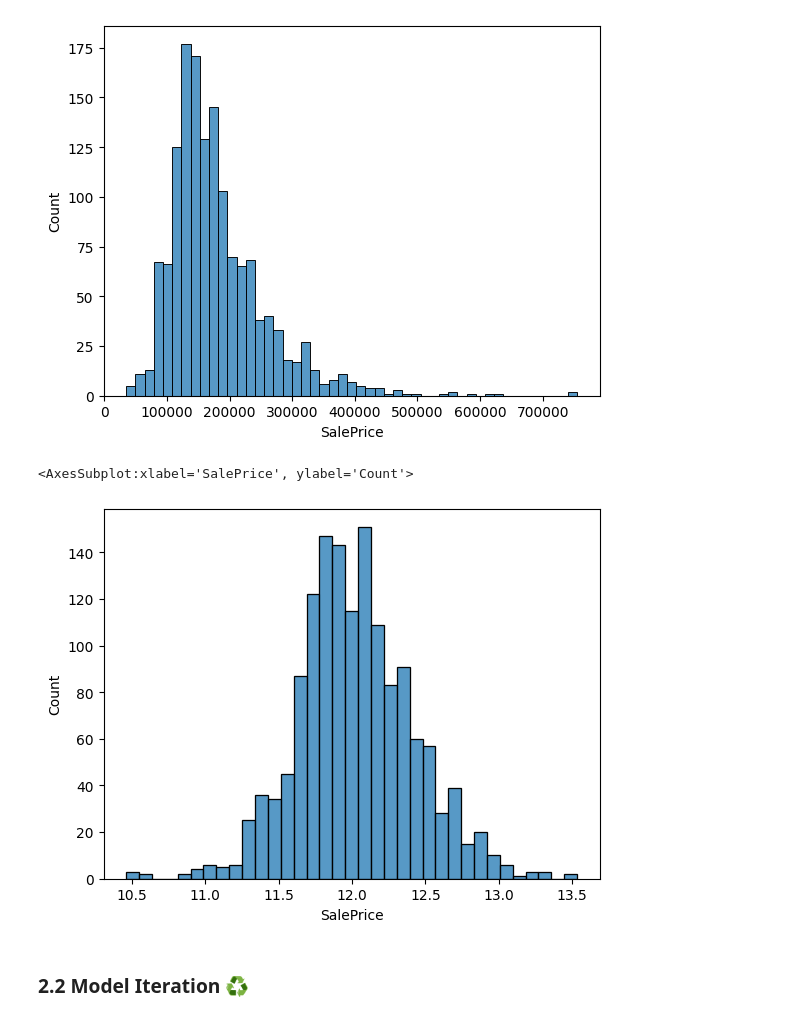
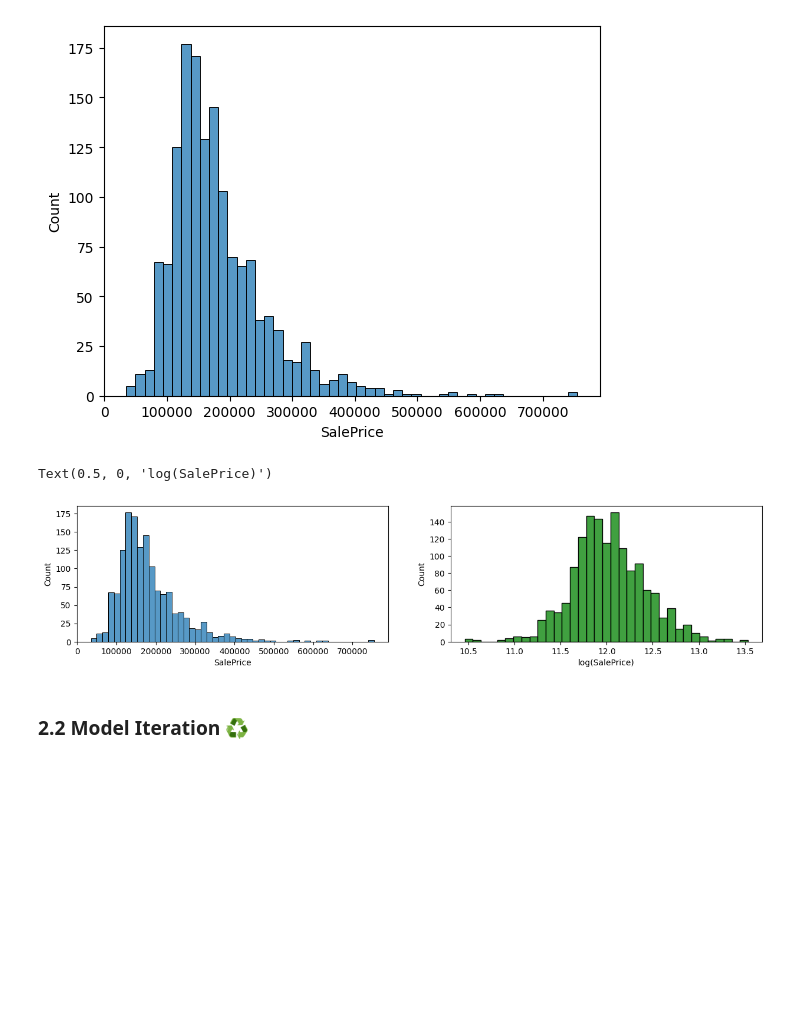
Before and after one commit to oscarschraenkler/House-prices-kaggle-competition, a Jupyter notebook: houses_kaggle_competition.ipynb, the cells around one changed output. Saved outputs shown, nothing was run; the diff lists cells and outputs as text; code cells hidden in the pictures; blank space fills up the shorter version.

```diff
--- a/houses_kaggle_competition.ipynb
+++ b/houses_kaggle_competition.ipynb
@@ -596,0 +623,16 @@ ExterQual: Evaluates the quality of the material on the exterior
+# %%
+# Define numerical feature once-for-all
+feat_numerical = sorted(X.drop(columns="MoSold").select_dtypes(include=["int64", "float64"]).columns)
+
+preproc_numerical = make_pipeline(
+    SimpleImputer(strategy="median"),
+    MinMaxScaler()
+)
+# %%
+# Define nominal features to one-hot-encode as the remaining ones (non numerical, non ordinal)
+feat_nominal = sorted(list(set(X.columns) - set(feat_numerical) - set(feat_ordinal)))
+
+preproc_nominal = make_pipeline(
+    SimpleImputer(strategy="most_frequent"),
+    OneHotEncoder(handle_unknown="ignore")
+)
@@ -623,0 +705,19 @@ See [animation](https://twitter.com/ari_seff/status/1409296508634152964)
+# %%
+from sklearn.feature_selection import SelectPercentile, mutual_info_regression
+
+preproc_transformer = make_column_transformer(
+    (preproc_numerical, make_column_selector(dtype_include=["int64", "float64"])),
+    (preproc_ordinal, feat_ordinal),
+    (preproc_nominal, feat_nominal),
+    remainder="drop")
+
+preproc_selector = SelectPercentile(
+    mutual_info_regression,
+    percentile=50, # keep only 25% of all features
+)
+
+preproc = make_pipeline(
+    preproc_transformer,
+    preproc_selector
+)
+preproc
@@ -623,0 +742,2 @@ See [animation](https://twitter.com/ari_seff/status/1409296508634152964)
+# %%
+preproc.fit_transform(X,y).shape
@@ -676,5 +795,11 @@ y_log = y.apply(lambda x : np.log(x))
-# %%
-sns.histplot(y_log)
-# %% [output]
-<AxesSubplot:xlabel='SalePrice', ylabel='Count'>
-[figure, removed]
+# %%
+y_log = np.log(y)
+plt.figure(figsize=(15,3))
+plt.subplot(1,2,1)
+sns.histplot(y)
+plt.subplot(1,2,2)
+sns.histplot(y_log, color='green')
+plt.xlabel("log(SalePrice)")
+# %% [output]
+Text(0.5, 0, 'log(SalePrice)')
+[figure, added]
```
Also changed, not shown: parts of 32 cells of this notebook.
